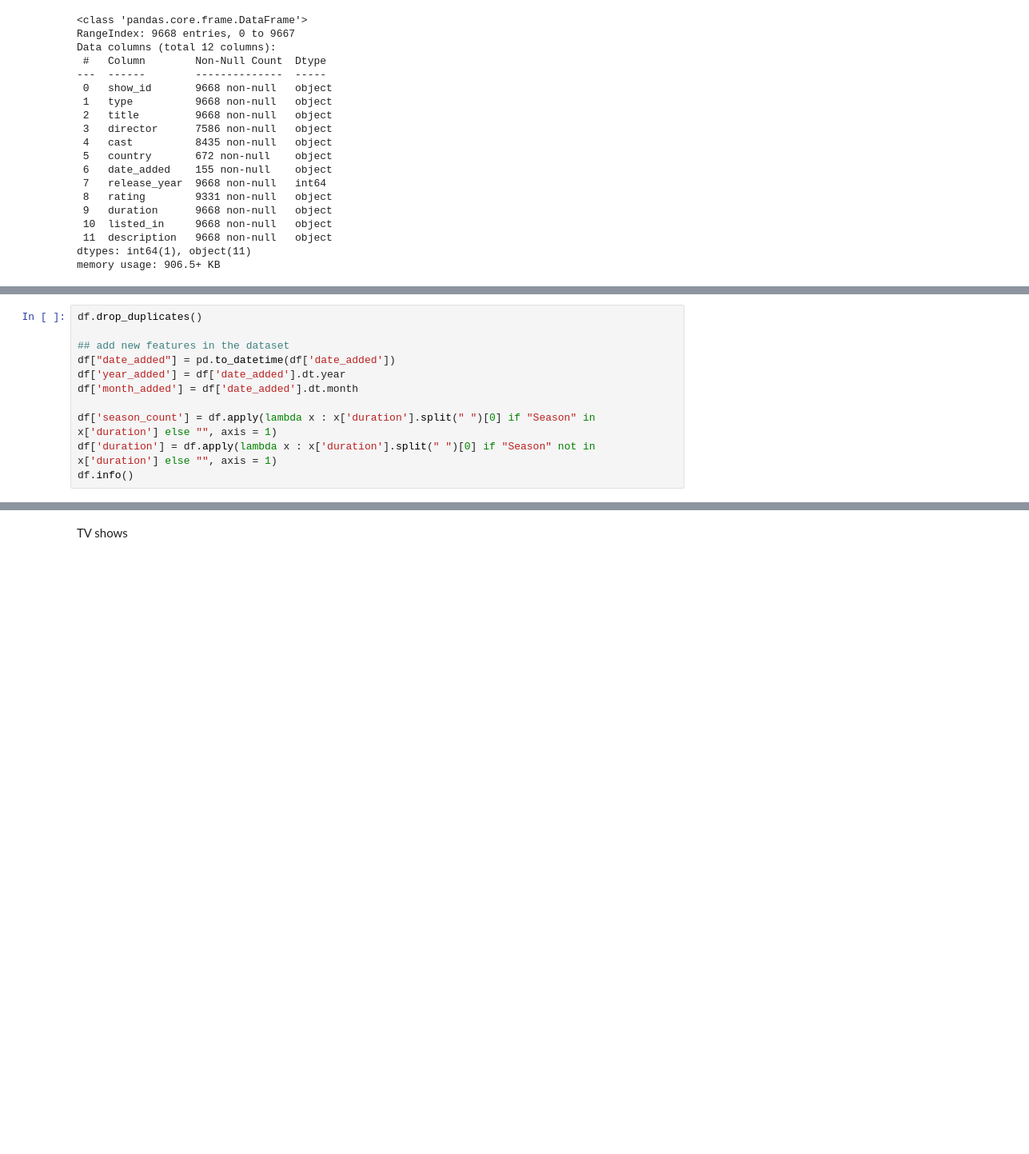
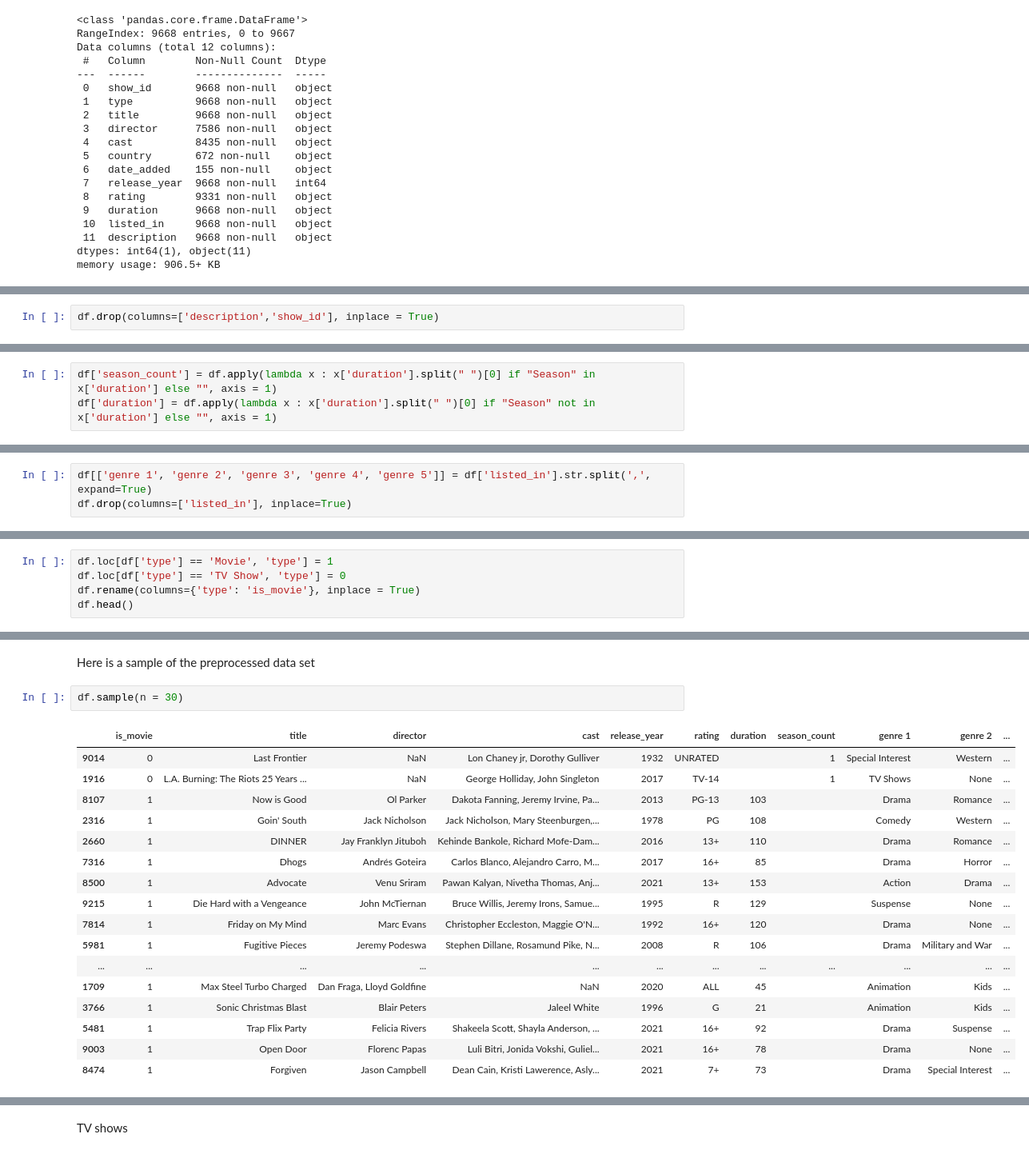
Before and after one commit to VisarBuza/BachelorThesis_StreamingVideos, a Jupyter notebook: phase1.ipynb, the cells around one changed output, grey strips where cells are left out. Shown at 80% size. Cells and saved outputs as stored; diff of their text form; blank space fills up the shorter version.

```diff
--- a/phase1.ipynb
+++ b/phase1.ipynb
@@ -63,0 +220,2 @@ Add features to the dataset
+# %%
+df.drop(columns=['description','show_id'], inplace = True)
@@ -64,11 +234,3 @@ Add features to the dataset
 # %%
-df.drop_duplicates()
-
-## add new features in the dataset
-df["date_added"] = pd.to_datetime(df['date_added'])
-df['year_added'] = df['date_added'].dt.year
-df['month_added'] = df['date_added'].dt.month
-
 df['season_count'] = df.apply(lambda x : x['duration'].split(" ")[0] if "Season" in x['duration'] else "", axis = 1)
 df['duration'] = df.apply(lambda x : x['duration'].split(" ")[0] if "Season" not in x['duration'] else "", axis = 1)
-df.info()
@@ -92,0 +241,3 @@ memory usage: 1.1+ MB
+# %%
+df[['genre 1', 'genre 2', 'genre 3', 'genre 4', 'genre 5']] = df['listed_in'].str.split(',', expand=True)
+df.drop(columns=['listed_in'], inplace=True)
@@ -92,0 +248,5 @@ memory usage: 1.1+ MB
+# %%
+df.loc[df['type'] == 'Movie', 'type'] = 1
+df.loc[df['type'] == 'TV Show', 'type'] = 0
+df.rename(columns={'type': 'is_movie'}, inplace = True)
+df.head()
@@ -92,0 +260,22 @@ memory usage: 1.1+ MB
+# %% [markdown]
+Here is a sample of the preprocessed data set
+# %%
+df.sample(n = 30)
+# %% [output]
+|  | is_movie | title | director | cast | release_year | rating | duration | season_count | genre 1 | genre 2 | ... |
+| 9014 | 0 | Last Frontier | NaN | Lon Chaney jr, Dorothy Gulliver | 1932 | UNRATED |  | 1 | Special Interest | Western | ... |
+| 1916 | 0 | L.A. Burning: The Riots 25 Years ... | NaN | George Holliday, John Singleton | 2017 | TV-14 |  | 1 | TV Shows | None | ... |
+| 8107 | 1 | Now is Good | Ol Parker | Dakota Fanning, Jeremy Irvine, Pa... | 2013 | PG-13 | 103 |  | Drama | Romance | ... |
+| 2316 | 1 | Goin' South | Jack Nicholson | Jack Nicholson, Mary Steenburgen,... | 1978 | PG | 108 |  | Comedy | Western | ... |
+| 2660 | 1 | DINNER | Jay Franklyn Jituboh | Kehinde Bankole, Richard Mofe-Dam... | 2016 | 13+ | 110 |  | Drama | Romance | ... |
+| 7316 | 1 | Dhogs | Andrés Goteira | Carlos Blanco, Alejandro Carro, M... | 2017 | 16+ | 85 |  | Drama | Horror | ... |
+| 8500 | 1 | Advocate | Venu Sriram | Pawan Kalyan, Nivetha Thomas, Anj... | 2021 | 13+ | 153 |  | Action | Drama | ... |
+| 9215 | 1 | Die Hard with a Vengeance | John McTiernan | Bruce Willis, Jeremy Irons, Samue... | 1995 | R | 129 |  | Suspense | None | ... |
+| 7814 | 1 | Friday on My Mind | Marc Evans | Christopher Eccleston, Maggie O'N... | 1992 | 16+ | 120 |  | Drama | None | ... |
+| 5981 | 1 | Fugitive Pieces | Jeremy Podeswa | Stephen Dillane, Rosamund Pike, N... | 2008 | R | 106 |  | Drama | Military and War | ... |
+| ... | ... | ... | ... | ... | ... | ... | ... | ... | ... | ... | ... |
+| 1709 | 1 | Max Steel Turbo Charged | Dan Fraga, Lloyd Goldfine | NaN | 2020 | ALL | 45 |  | Animation | Kids | ... |
+| 3766 | 1 | Sonic Christmas Blast | Blair Peters | Jaleel White | 1996 | G | 21 |  | Animation | Kids | ... |
+| 5481 | 1 | Trap Flix Party | Felicia Rivers | Shakeela Scott, Shayla Anderson, ... | 2021 | 16+ | 92 |  | Drama | Suspense | ... |
+| 9003 | 1 | Open Door | Florenc Papas | Luli Bitri, Jonida Vokshi, Guliel... | 2021 | 16+ | 78 |  | Drama | None | ... |
+| 8474 | 1 | Forgiven | Jason Campbell | Dean Cain, Kristi Lawerence, Asly... | 2021 | 7+ | 73 |  | Drama | Special Interest | ... |
```
Also changed, not shown: parts of 51 cells of this notebook.
